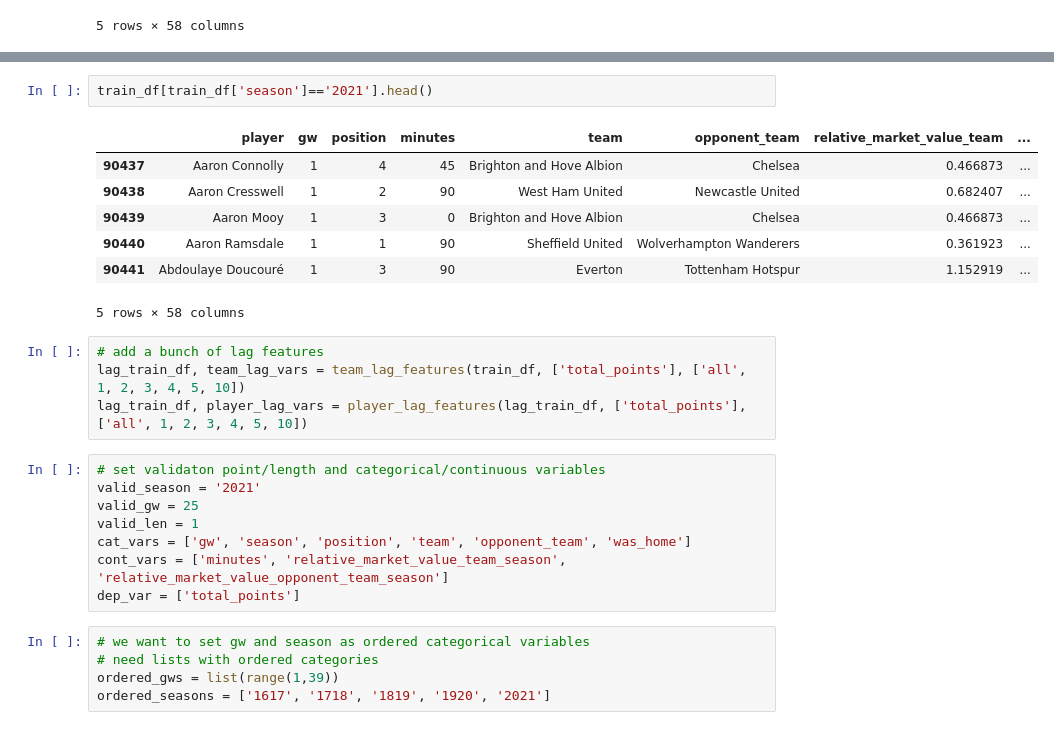
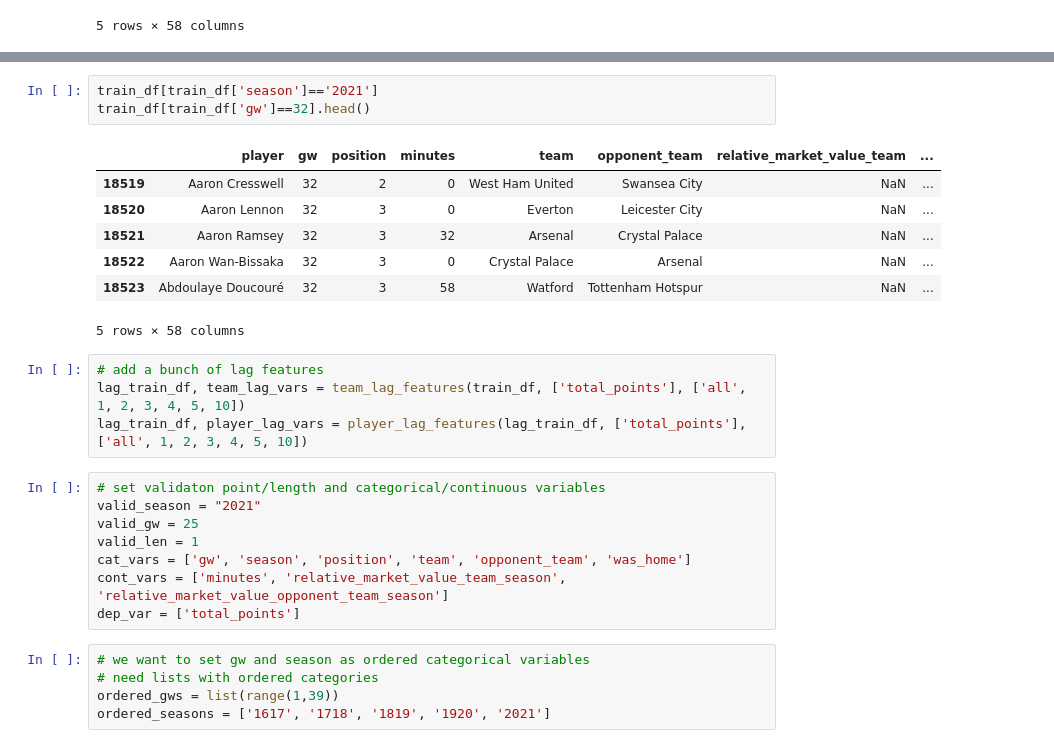
Before and after one commit to Oysteinvikane/DAT251_FPL_Monkey, a Jupyter notebook: notebook/FPLMonkey.ipynb, the cells around one changed output, grey strips where cells are left out. Drawn from its saved outputs; the diff is of its cells as text.

```diff
--- a/notebook/FPLMonkey.ipynb
+++ b/notebook/FPLMonkey.ipynb
@@ -56,12 +56,13 @@ memory usage: 47.7+ MB
 # %%
-train_df[train_df['season']=='2021'].head()
+train_df[train_df['season']=='2021']
+train_df[train_df['gw']==32].head()
 # %% [output]
 |  | player | gw | position | minutes | team | opponent_team | relative_market_value_team | ... |
-| 90437 | Aaron Connolly | 1 | 4 | 45 | Brighton and Hove Albion | Chelsea | 0.466873 | ... |
-| 90438 | Aaron Cresswell | 1 | 2 | 90 | West Ham United | Newcastle United | 0.682407 | ... |
-| 90439 | Aaron Mooy | 1 | 3 | 0 | Brighton and Hove Albion | Chelsea | 0.466873 | ... |
-| 90440 | Aaron Ramsdale | 1 | 1 | 90 | Sheffield United | Wolverhampton Wanderers | 0.361923 | ... |
-| 90441 | Abdoulaye Doucouré | 1 | 3 | 90 | Everton | Tottenham Hotspur | 1.152919 | ... |
+| 18519 | Aaron Cresswell | 32 | 2 | 0 | West Ham United | Swansea City | NaN | ... |
+| 18520 | Aaron Lennon | 32 | 3 | 0 | Everton | Leicester City | NaN | ... |
+| 18521 | Aaron Ramsey | 32 | 3 | 32 | Arsenal | Crystal Palace | NaN | ... |
+| 18522 | Aaron Wan-Bissaka | 32 | 3 | 0 | Crystal Palace | Arsenal | NaN | ... |
+| 18523 | Abdoulaye Doucouré | 32 | 3 | 58 | Watford | Tottenham Hotspur | NaN | ... |
 5 rows × 58 columns
 # %%
 # add a bunch of lag features
@@ -69,7 +70,7 @@ lag_train_df, team_lag_vars = team_lag_features(train_df, ['total_points'], ['al
 lag_train_df, player_lag_vars = player_lag_features(lag_train_df, ['total_points'], ['all', 1, 2, 3, 4, 5, 10])
 # %%
 # set validaton point/length and categorical/continuous variables
-valid_season = '2021'
+valid_season = "2021"
 valid_gw = 25
 valid_len = 1
 cat_vars = ['gw', 'season', 'position', 'team', 'opponent_team', 'was_home']
```
Also changed, not shown: parts of 11 cells of this notebook, 2 other files.
